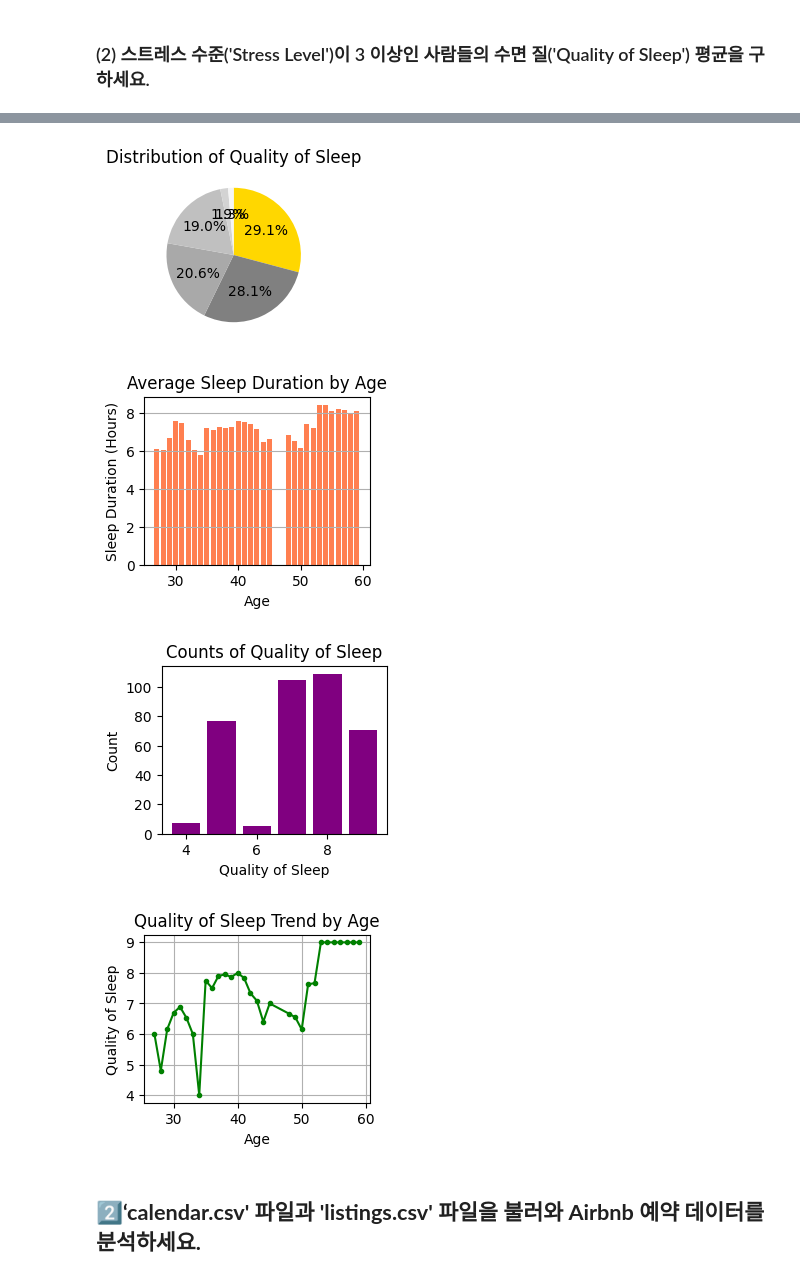
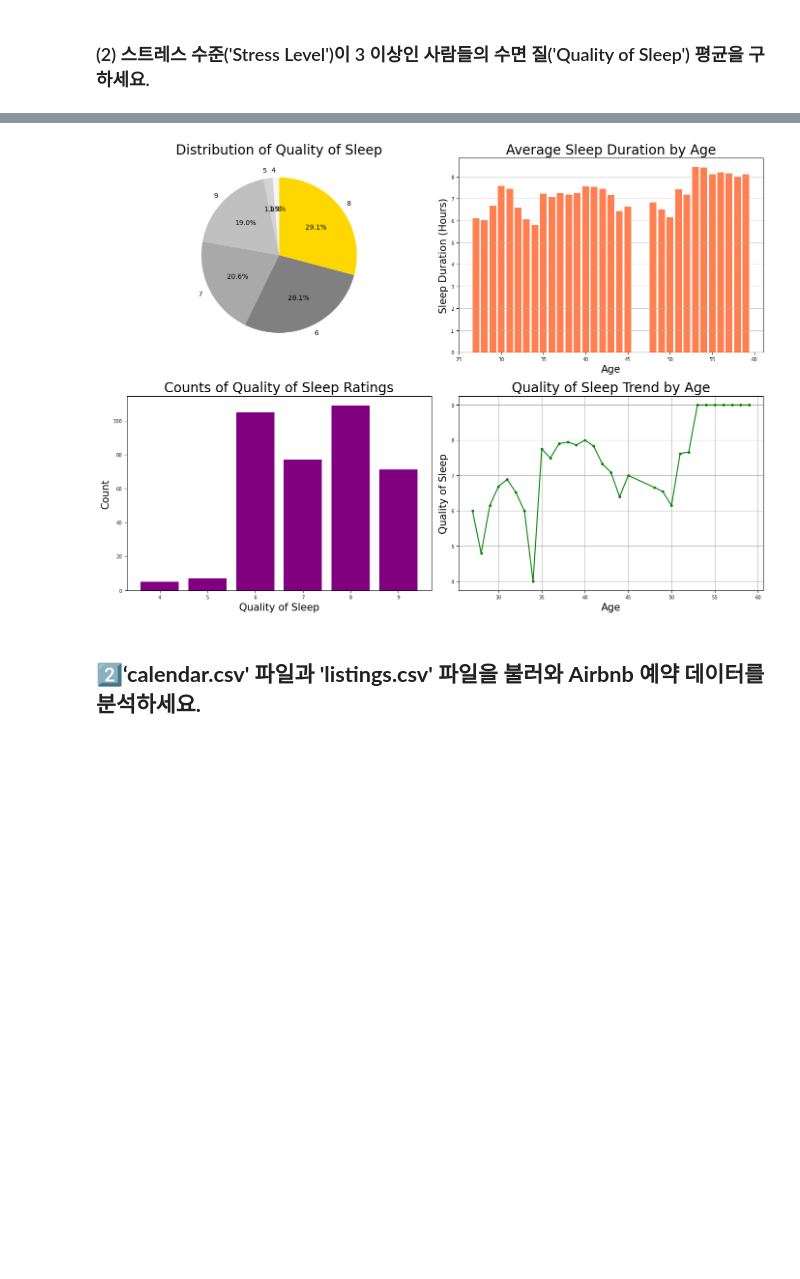
Before and after one commit to gah508/EPOCH_Beginner, a Jupyter notebook: Final/jiyun_Final.ipynb, the cells around one changed output, grey strips where cells are left out. Cells and saved outputs as stored; diff of their text form; code cells hidden in the pictures; blank space fills up the shorter version.

```diff
--- a/Final/jiyun_Final.ipynb
+++ b/Final/jiyun_Final.ipynb
@@ -67,52 +67,55 @@ SyntaxError: invalid syntax. Perhaps you forgot a comma? (<ipython-input-65-cea8
 # %%
 import matplotlib.pyplot as plt
 import numpy as np
 
+fig, ax = plt.subplots(2,2, figsize=(14,10))
 quality_sum = sleep.groupby('Quality of Sleep')['Quality of Sleep'].count()
 quality_total = sleep['Quality of Sleep'].count()
 quality_sum_sort = quality_sum.sort_values(ascending=False)
+quality = quality_sum_sort.index
 
 colors = ['gold', 'gray','darkgray', 'silver', 'lightgray', 'whitesmoke']
 ratio = quality_sum_sort/quality_total
-labels = []
-plt.subplot(2, 2, 1)
-plt.pie(ratio, autopct='%.1f%%',startangle=90, colors=colors, counterclock=False)
-plt.title('Distribution of Quality of Sleep')
-plt.show()
 
+plt.subplot(221)
+plt.pie(ratio, autopct='%.1f%%',startangle=90, labels=quality, colors=colors, counterclock=False, textprops={'size':10})
+plt.title('Distribution of Quality of Sleep', size=20)
 
 avg_sleep = sleep.groupby('Age')['Sleep Duration'].mean()
 age = np.array(sleep['Age'].unique())
-plt.subplot(2,2,2)
+
+plt.subplot(222)
 plt.bar(age, avg_sleep, color='coral')
-plt.grid(axis = 'y')
-plt.xlabel('Age')
-plt.ylabel('Sleep Duration (Hours)')
-plt.title('Average Sleep Duration by Age')
-plt.show()
-
-plt.subplot(2,2,3)
-quality_slip = np.array(sleep['Quality of Sleep'].unique())
-plt.bar(quality_slip, quality_sum, color='purple')
-plt.title('Counts of Quality of Sleep')
-plt.xlabel('Quality of Sleep')
-plt.ylabel('Count')
-plt.show()
+plt.grid(axis = 'y', linewidth=0.5)
+plt.xlabel('Age', size=15)
+plt.ylabel('Sleep Duration (Hours)', size=15)
+plt.title('Average Sleep Duration by Age', size=20)
+plt.xticks(np.arange(25,65,5), size=7)
+plt.yticks(np.arange(0,9), size=7)
 
 
+plt.subplot(223)
+plt.bar(quality_sum.index, quality_sum, color='purple')
+plt.title('Counts of Quality of Sleep Ratings', size=20)
+plt.xlabel('Quality of Sleep', size=15)
+plt.ylabel('Count', size=15)
+plt.xticks(np.arange(4,10), size=7)
+plt.yticks(np.arange(0,120,20), size=7)
+
 quality_age = sleep.groupby(['Age'])['Quality of Sleep'].mean()
-plt.subplot(2,2,4)
+plt.subplot(224)
 plt.plot(age, quality_age, color='green', marker='o', markersize=3)
-plt.title('Quality of Sleep Trend by Age')
-plt.xlabel('Age')
-plt.ylabel('Quality of Sleep')
+plt.title('Quality of Sleep Trend by Age', size=20)
+plt.xlabel('Age', size=15)
+plt.ylabel('Quality of Sleep', size=15)
+plt.xticks(np.arange(30,65,5), size=7)
+plt.yticks(np.arange(4,10), size=7)
 plt.grid()
+
+plt.tight_layout()
 plt.show()
 # %% [output]
-[figure, old version]
+[figure, new version]
-[figure, removed]
-[figure, removed]
-[figure, removed]
 # %% [markdown]
 ## **2️⃣‘calendar.csv' 파일과 'listings.csv' 파일을 불러와 Airbnb 예약 데이터를 분석하세요.**
 # %% [markdown]
```
Also changed, not shown: parts of 5 cells of this notebook.
